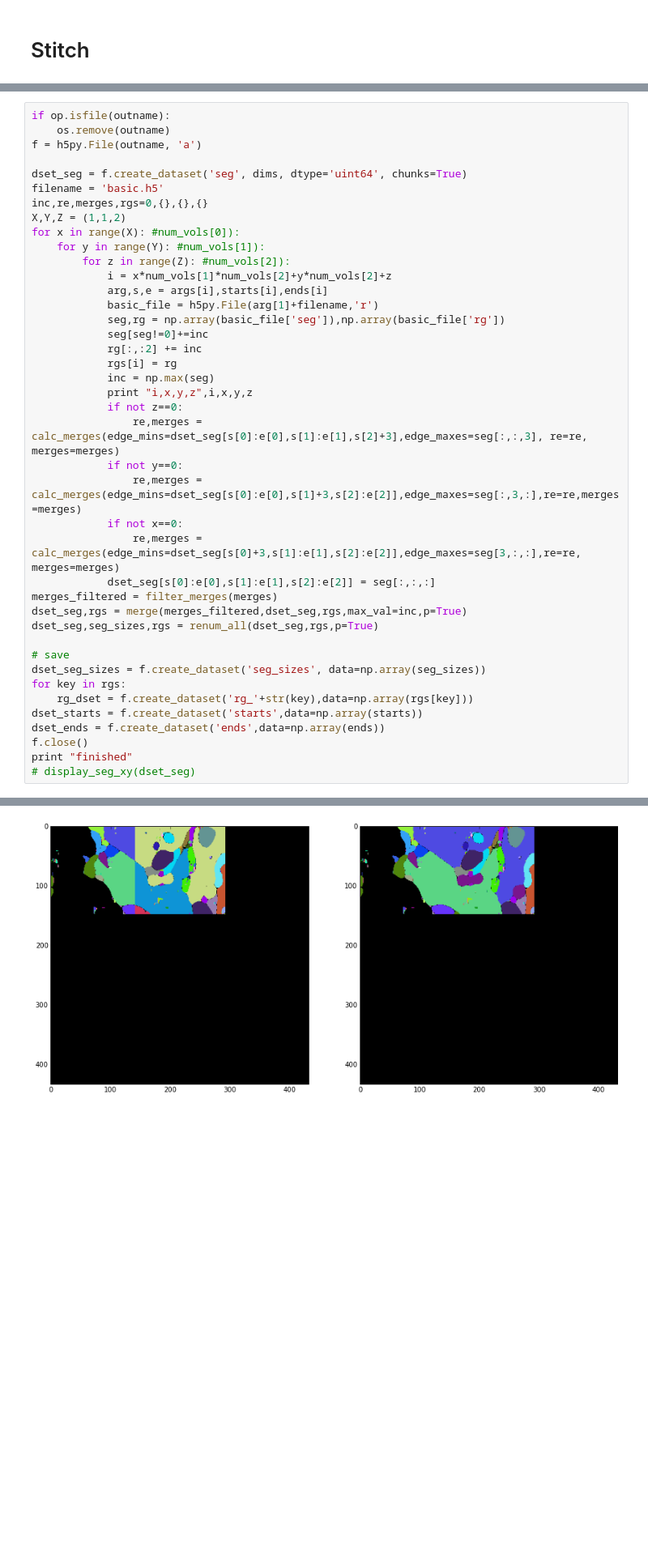
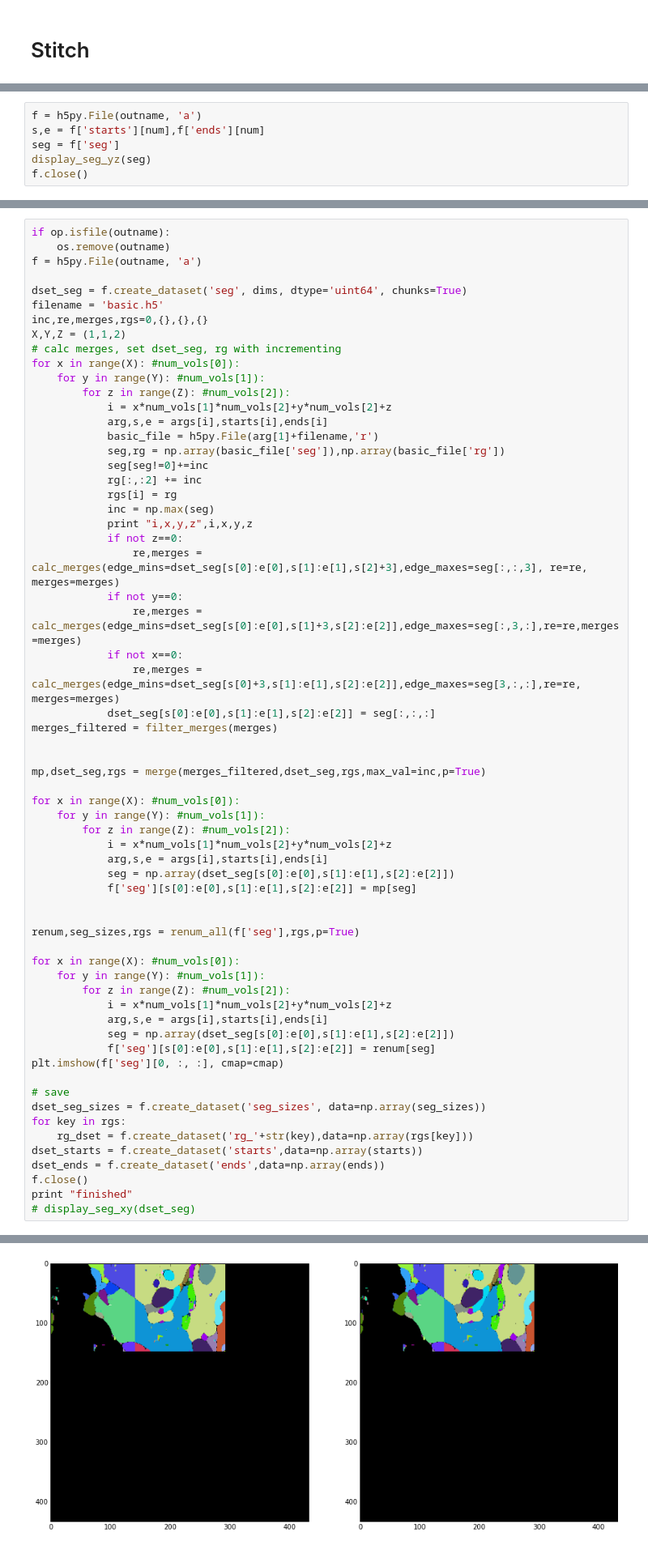
Before and after one commit to csinva/conv-net-scripts, a Jupyter notebook: src_cython/par_tests_3.ipynb, the cells around one changed output, grey strips where cells are left out. Shown at 81% size. Drawn from its saved outputs; the diff is of its cells as text; blank space fills up the shorter version.

```diff
--- a/src_cython/par_tests_3.ipynb
+++ b/src_cython/par_tests_3.ipynb
@@ -115,0 +124,6 @@ seg_merged = merge_by_thresh(seg,seg_sizes,rg,thresh)
+# %%
+f = h5py.File(outname, 'a')
+s,e = f['starts'][num],f['ends'][num]
+seg = f['seg']
+display_seg_yz(seg)
+f.close()
@@ -122,6 +138,7 @@ dset_seg = f.create_dataset('seg', dims, dtype='uint64', chunks=True)
 filename = 'basic.h5'
 inc,re,merges,rgs=0,{},{},{}
 X,Y,Z = (1,1,2)
+# calc merges, set dset_seg, rg with incrementing
 for x in range(X): #num_vols[0]):
     for y in range(Y): #num_vols[1]):
         for z in range(Z): #num_vols[2]):
@@ -142,8 +159,29 @@ for x in range(X): #num_vols[0]):
                 re,merges = calc_merges(edge_mins=dset_seg[s[0]+3,s[1]:e[1],s[2]:e[2]],edge_maxes=seg[3,:,:],re=re, merges=merges)
             dset_seg[s[0]:e[0],s[1]:e[1],s[2]:e[2]] = seg[:,:,:]
 merges_filtered = filter_merges(merges)
-dset_seg,rgs = merge(merges_filtered,dset_seg,rgs,max_val=inc,p=True)
-dset_seg,seg_sizes,rgs = renum_all(dset_seg,rgs,p=True)
+
+
+mp,dset_seg,rgs = merge(merges_filtered,dset_seg,rgs,max_val=inc,p=True)
+
+for x in range(X): #num_vols[0]):
+    for y in range(Y): #num_vols[1]):
+        for z in range(Z): #num_vols[2]):
+            i = x*num_vols[1]*num_vols[2]+y*num_vols[2]+z
+            arg,s,e = args[i],starts[i],ends[i]
+            seg = np.array(dset_seg[s[0]:e[0],s[1]:e[1],s[2]:e[2]])
+            f['seg'][s[0]:e[0],s[1]:e[1],s[2]:e[2]] = mp[seg]
+
+
+renum,seg_sizes,rgs = renum_all(f['seg'],rgs,p=True)
+
+for x in range(X): #num_vols[0]):
+    for y in range(Y): #num_vols[1]):
+        for z in range(Z): #num_vols[2]):
+            i = x*num_vols[1]*num_vols[2]+y*num_vols[2]+z
+            arg,s,e = args[i],starts[i],ends[i]
+            seg = np.array(dset_seg[s[0]:e[0],s[1]:e[1],s[2]:e[2]])
+            f['seg'][s[0]:e[0],s[1]:e[1],s[2]:e[2]] = renum[seg]
+plt.imshow(f['seg'][0, :, :], cmap=cmap)
 
 # save
 dset_seg_sizes = f.create_dataset('seg_sizes', data=np.array(seg_sizes))
@@ -162 +201 @@ i,x,y,z 1 0 0 1
-[figure, old version]
+[figure, new version]
```
Also changed, not shown: parts of 5 cells of this notebook.
